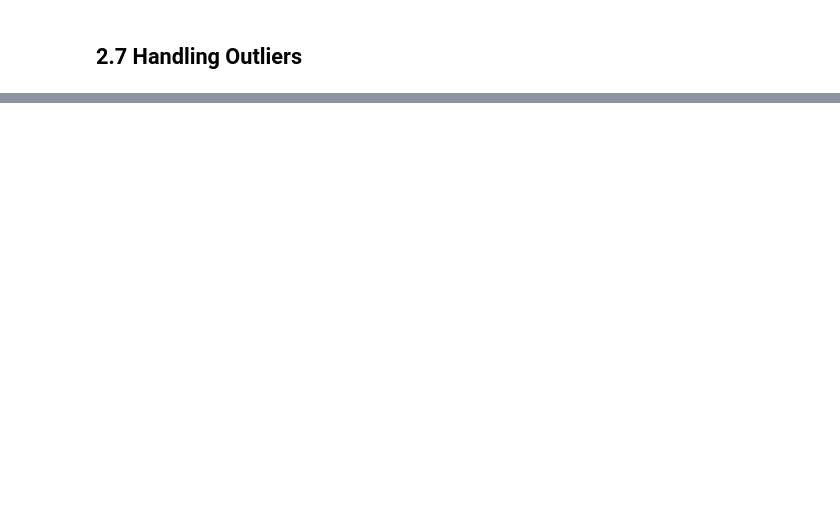
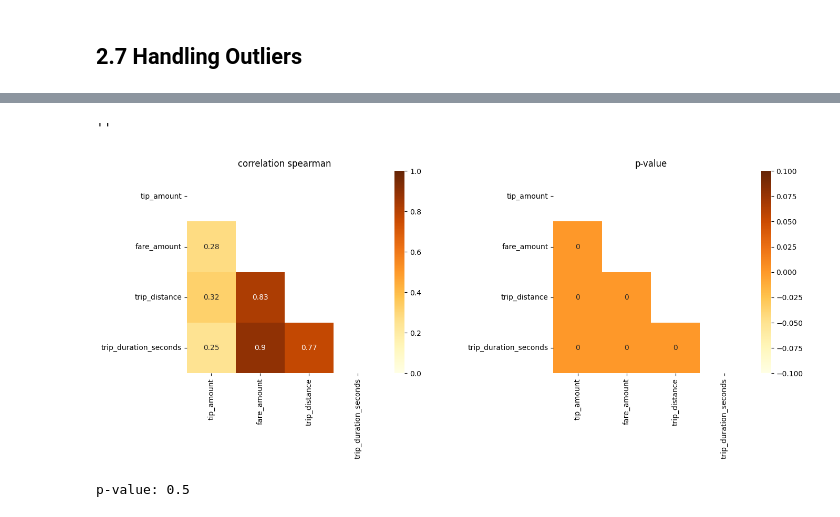
Before and after one commit to nheryanto/nyc-green-taxi, a Jupyter notebook: notebooks/1.0-nah-data-preparation.ipynb, the cells around one changed output, grey strips where cells are left out. Saved outputs shown, nothing was run; the diff lists cells and outputs as text; code cells hidden in the pictures; blank space fills up the shorter version.

```diff
--- a/notebooks/1.0-nah-data-preparation.ipynb
+++ b/notebooks/1.0-nah-data-preparation.ipynb
@@ -527,2 +660,12 @@ df = df.assign(
+# %%
+import math
+# menggabungkan peluang bersyarat dengan data missing values
+df_na = df_na.merge(p_congestion, how='left', left_on='DO_Zone', right_index=True)
+# mengubah float nan menjadi np.nan
+df_na.p_congestion = df_na.p_congestion.apply(lambda x: np.nan if math.isnan(x) else x)
+# thresholding peluang > 0.5 dinyatakan macet (atau congestion surcharge ada nilainya, $2.75)
+df_na.congestion_surcharge = np.where(df_na.p_congestion.isna().values, np.nan, np.where(df_na.p_congestion > 0.5, 2.75, 0))
+# drop kolom p_congestion
+df_na.drop(columns='p_congestion', inplace=True)
 # %% [markdown]
 ### 2.6.4 Payment Type
@@ -529,2 +674,4 @@ df = df.assign(
+# %%
+df_na.payment_type.fillna(5, inplace=True)
 # %% [markdown]
 ### 2.6.5 Trip Type
@@ -531,2 +680,6 @@ df = df.assign(
+# %%
+df_na.trip_type.fillna(3, inplace=True)
 # %% [markdown]
 ## **2.7 Handling Outliers**
+# %%
+df = pd.concat([df_notna, df_na], axis=0).sort_index(ascending=True)
@@ -532,0 +708,25 @@ df = df.assign(
+# %%
+from scipy.stats import spearmanr
+
+def spearmanr_pval(x,y):
+    return spearmanr(x,y)[1]
+
+fig, ax = plt.subplots(1, 2, figsize=(15, 5))
+plt.subplots_adjust(left=None, bottom=None, right=None, top=None, wspace=0.5, hspace=0.1)
+
+cols = ['tip_amount', 'fare_amount','trip_distance', 'trip_duration_seconds']
+
+corr = df[cols].corr(method='spearman')
+corr_mask = np.triu(np.ones_like(corr, dtype=bool))
+sns.heatmap(corr, mask=corr_mask, vmin=0, vmax=1, annot=True, cmap="YlOrBr", ax=ax[0])
+
+sig = df[cols].corr(method=spearmanr_pval)
+sig_mask = np.triu(np.ones_like(sig, dtype=bool))
+sns.heatmap(sig, mask=sig_mask, annot=True, cmap="YlOrBr", ax=ax[1])
+
+ax[0].set_title(r'correlation spearman')
+ax[1].set_title(r'p-value')
+;
+# %% [output]
+''
+[figure, added]
@@ -532,0 +745,7 @@ df = df.assign(
+# %%
+from scipy.stats import ks_2samp
+
+stats, pvalue = ks_2samp(df_old[df_old.trip_distance <= 48.5].trip_distance, df.trip_distance, alternative='two-sided')
+print('p-value:', pvalue/2)
+# %% [output]
+p-value: 0.5
```
Also changed, not shown: parts of 62 cells of this notebook.
